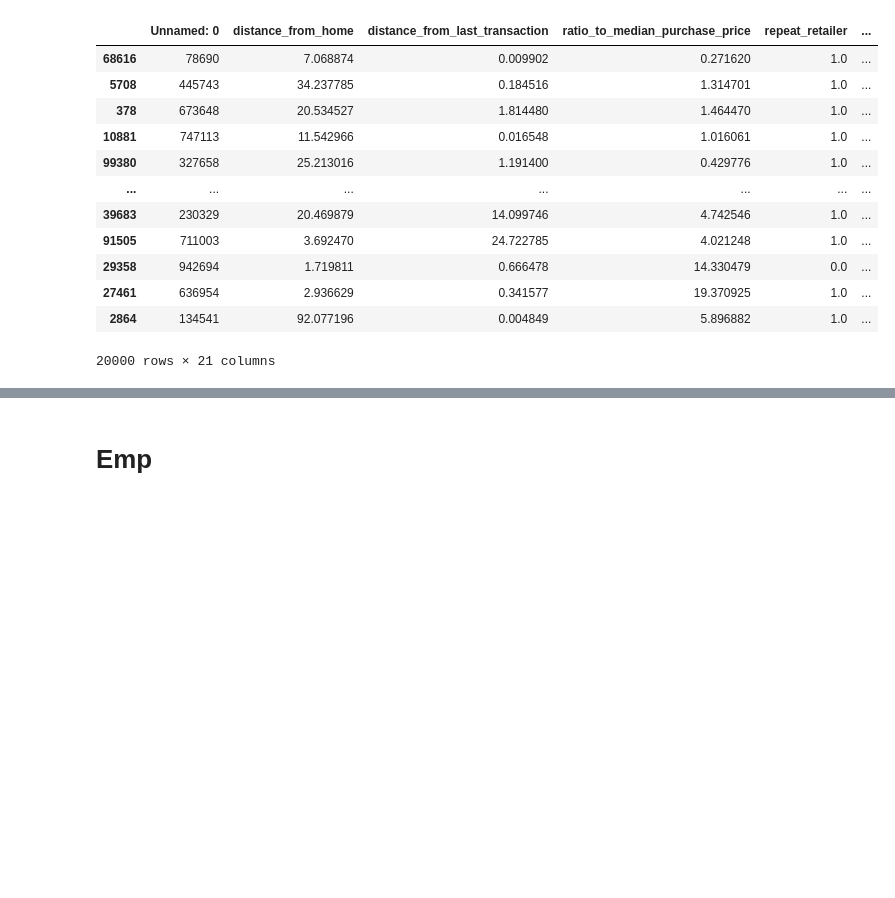
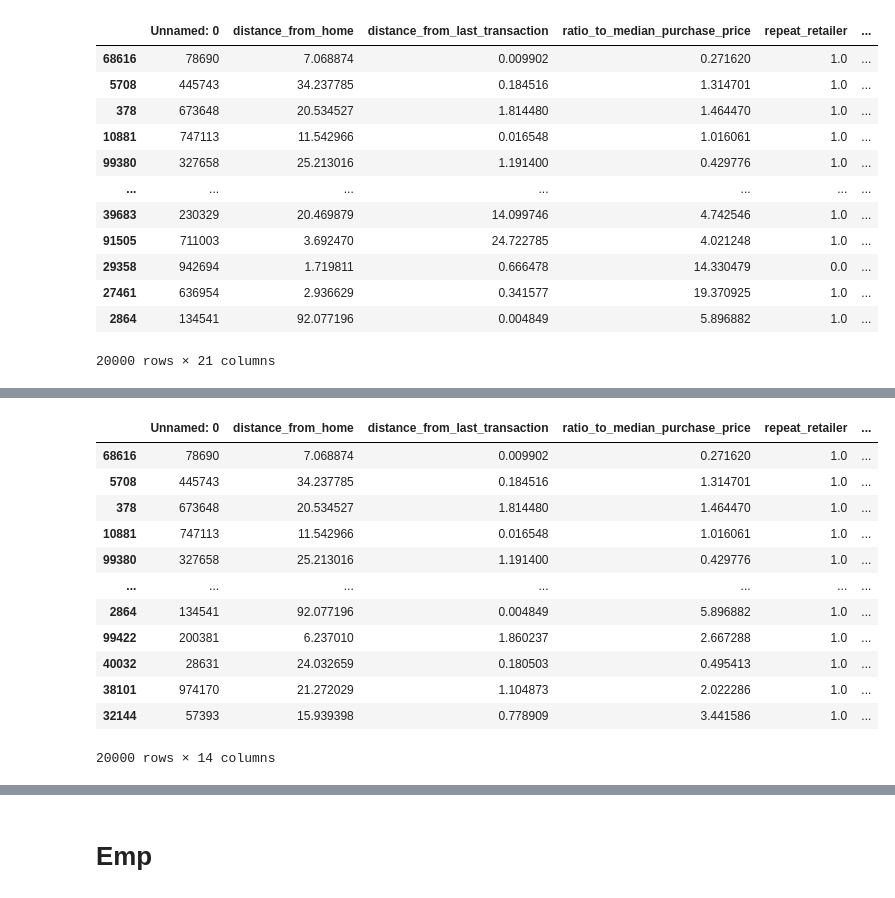
Before and after one commit to stijn-dg/End-to-end-project---Customer-churn, a Jupyter notebook: notebooks/cc_fraud_1.ipynb, the cells around one changed output, grey strips where cells are left out. Cells and saved outputs as stored; diff of their text form; code cells hidden in the pictures; blank space fills up the shorter version.

```diff
--- a/notebooks/cc_fraud_1.ipynb
+++ b/notebooks/cc_fraud_1.ipynb
@@ -466,0 +469,27 @@ EP :  4.634234897572634
+# %%
+test_predictions_log_2= test.copy(deep=True)
+test_predictions_log_2["y_predicted"] = best_pipeline_log_reg.predict(test_predictions_log_2.drop(y, axis=1))
+test_predictions_log_2["churn_encoded"] = fit_le.transform(test_predictions_log_2["fraud"])
+
+# first check if customers have multiple rows => if so check if we can take other if this instance-based cost
+impute = SimpleImputer(strategy='median')
+test_predictions_log_2['A'] = impute.fit_transform(
+    (test_predictions_log_2["ratio_to_median_purchase_price"]*20000).to_frame())[:, 0]
+# scaler = MinMaxScaler()
+
+# Fit and transform the cb_cyolumn using the scaler
+# test_predictions_log['A'] = scaler.fit_transform(test_predictions_log['A'].values.reshape(-1, 1))
+
+
+# Step 3: Apply the function to calculate the cost for each instance and create the instance-dependent cost matrix
+test_predictions_log_2['instance_cost'] = test_predictions_log_2.apply(lambda row: instance_dependent_cost_fraud_2(
+    row['y_predicted'], row["churn_encoded"], row["A"]), axis=1)
+
+test_predictions_log_2["y_predicted_decoded"] = fit_le.inverse_transform(
+    test_predictions_log_2["y_predicted"])
+
+# Print the DataFrame with the instance-dependent cost matrix
+test_predictions_log_2[['fraud', 'y_predicted_decoded', "A", 'instance_cost']]
+
+print(f"Test cost/loss = {test_predictions_log_2['instance_cost'].sum():.0f}.")
+print(' total cost/loss average : ' , test_predictions_log_2['instance_cost'].sum()/len(test_predictions_log_2))
@@ -466,0 +529,16 @@ EP :  4.634234897572634
+# %%
+test_predictions_log_2
+# %% [output]
+|  | Unnamed: 0 | distance_from_home | distance_from_last_transaction | ratio_to_median_purchase_price | repeat_retailer | ... |
+| 68616 | 78690 | 7.068874 | 0.009902 | 0.271620 | 1.0 | ... |
+| 5708 | 445743 | 34.237785 | 0.184516 | 1.314701 | 1.0 | ... |
+| 378 | 673648 | 20.534527 | 1.814480 | 1.464470 | 1.0 | ... |
+| 10881 | 747113 | 11.542966 | 0.016548 | 1.016061 | 1.0 | ... |
+| 99380 | 327658 | 25.213016 | 1.191400 | 0.429776 | 1.0 | ... |
+| ... | ... | ... | ... | ... | ... | ... |
+| 2864 | 134541 | 92.077196 | 0.004849 | 5.896882 | 1.0 | ... |
+| 99422 | 200381 | 6.237010 | 1.860237 | 2.667288 | 1.0 | ... |
+| 40032 | 28631 | 24.032659 | 0.180503 | 0.495413 | 1.0 | ... |
+| 38101 | 974170 | 21.272029 | 1.104873 | 2.022286 | 1.0 | ... |
+| 32144 | 57393 | 15.939398 | 0.778909 | 3.441586 | 1.0 | ... |
+20000 rows × 14 columns
```
Also changed, not shown: parts of 21 cells of this notebook, 9 other files.
